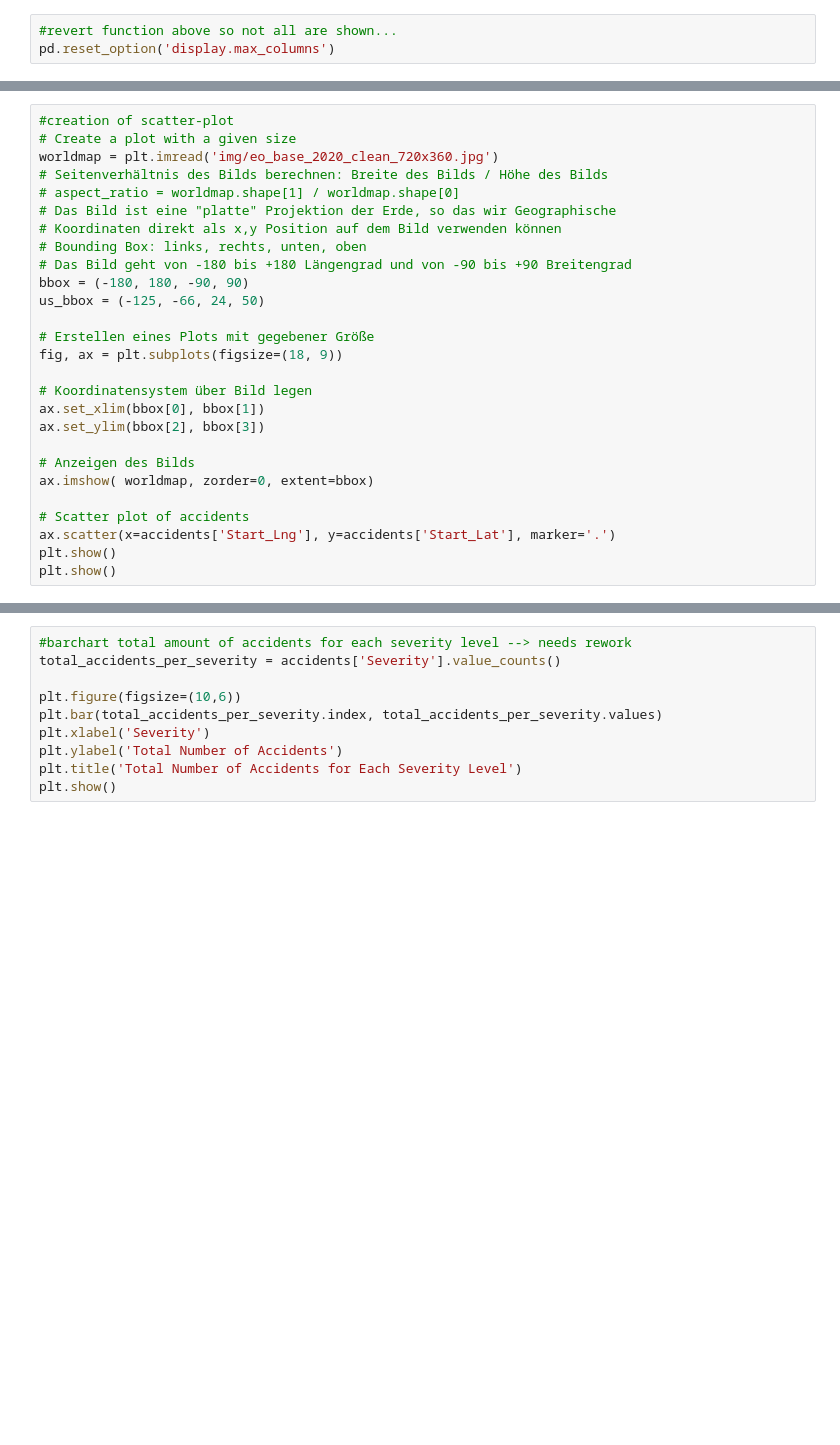
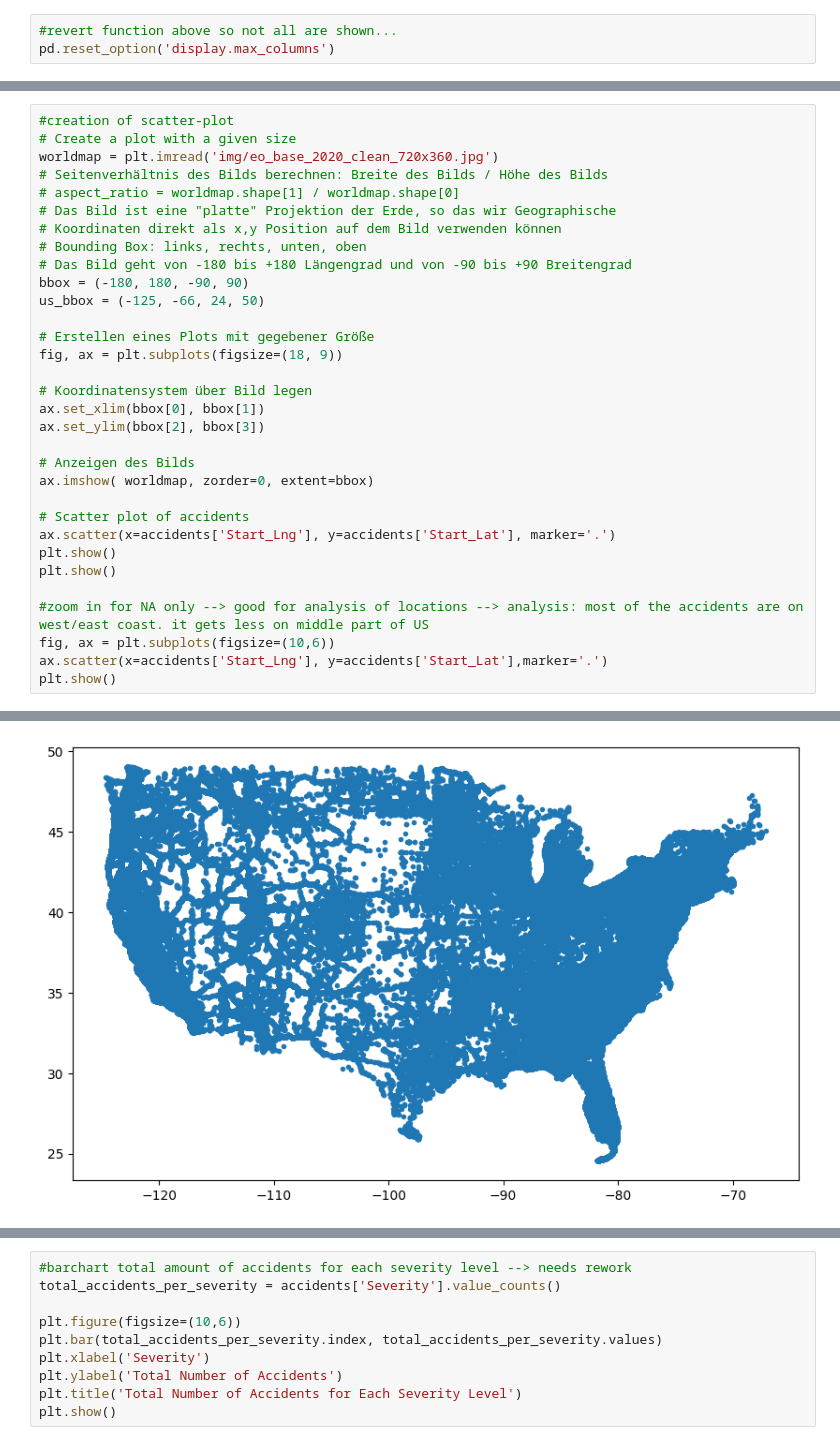
Before and after one commit to 31foan1dpt/DataAnalytics, a Jupyter notebook: Mindestanforderung_2.ipynb, the cells around one changed output, grey strips where cells are left out. Saved outputs shown, nothing was run; the diff lists cells and outputs as text; blank space fills up the shorter version.

```diff
--- a/Mindestanforderung_2.ipynb
+++ b/Mindestanforderung_2.ipynb
@@ -91,29 +93,35 @@ plt.show()
 # %%
 #creation of scatter-plot
 # Create a plot with a given size
 worldmap = plt.imread('img/eo_base_2020_clean_720x360.jpg')
 # Seitenverhältnis des Bilds berechnen: Breite des Bilds / Höhe des Bilds
 # aspect_ratio = worldmap.shape[1] / worldmap.shape[0]
 # Das Bild ist eine "platte" Projektion der Erde, so das wir Geographische
 # Koordinaten direkt als x,y Position auf dem Bild verwenden können
 # Bounding Box: links, rechts, unten, oben
 # Das Bild geht von -180 bis +180 Längengrad und von -90 bis +90 Breitengrad
 bbox = (-180, 180, -90, 90)
 us_bbox = (-125, -66, 24, 50)
 
 # Erstellen eines Plots mit gegebener Größe
 fig, ax = plt.subplots(figsize=(18, 9))
 
 # Koordinatensystem über Bild legen
 ax.set_xlim(bbox[0], bbox[1])
 ax.set_ylim(bbox[2], bbox[3])
 
 # Anzeigen des Bilds
 ax.imshow( worldmap, zorder=0, extent=bbox)
 
 # Scatter plot of accidents
 ax.scatter(x=accidents['Start_Lng'], y=accidents['Start_Lat'], marker='.')
 plt.show()
 plt.show()
+
+#zoom in for NA only --> good for analysis of locations --> analysis: most of the accidents are on west/east coast. it gets less on middle part of US
+fig, ax = plt.subplots(figsize=(10,6))
+ax.scatter(x=accidents['Start_Lng'], y=accidents['Start_Lat'],marker='.')
+plt.show()
 # %% [output]
 [figure]
+[figure, added]
```
Also changed, not shown: parts of 8 cells of this notebook, 1 other file.
